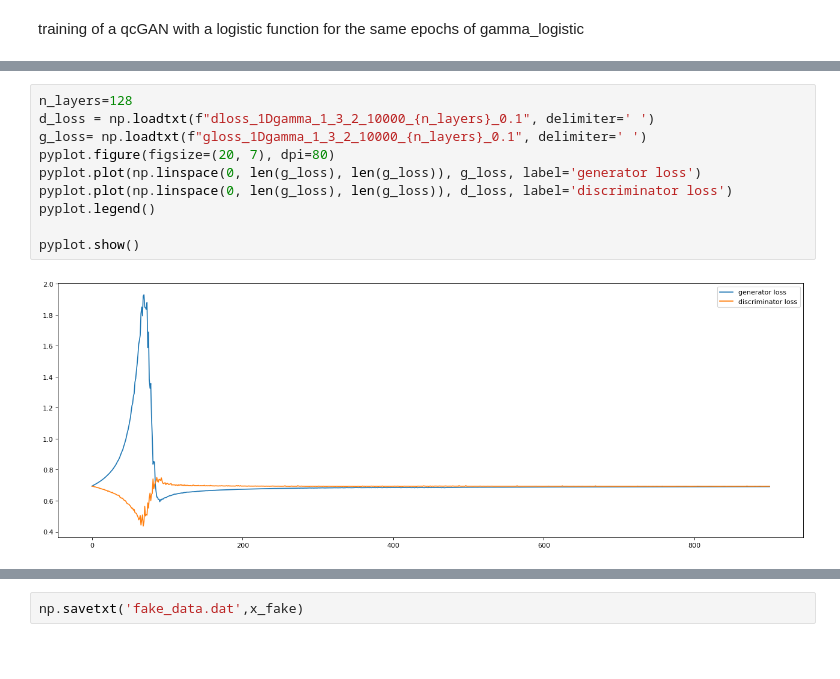
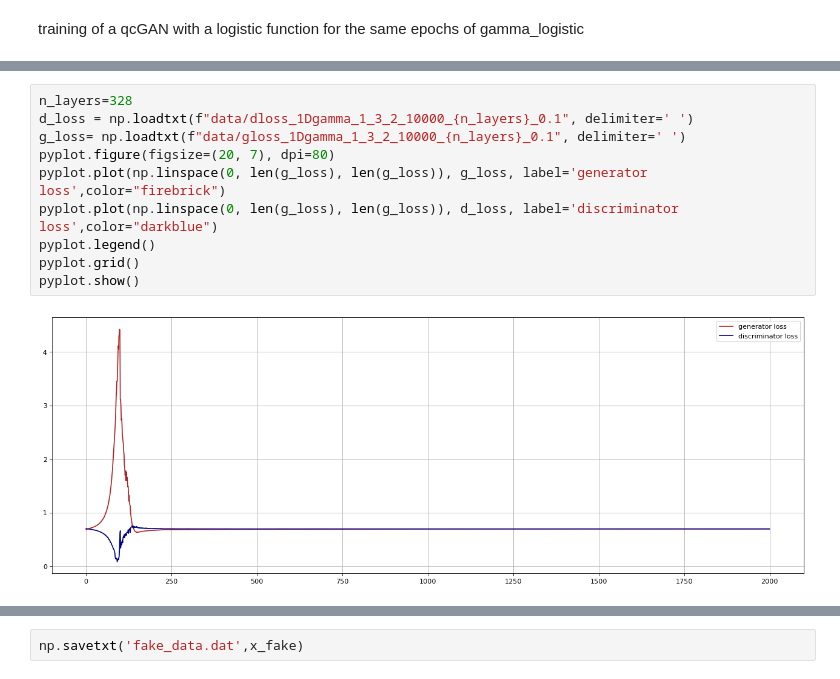
Before and after one commit to Edoardo-Pedicillo/Tesi_magistrale, a Jupyter notebook: logistic_10_params/logistic.ipynb, the cells around one changed output, grey strips where cells are left out. Cells and saved outputs as stored; diff of their text form; blank space fills up the shorter version.

```diff
--- a/logistic_10_params/logistic.ipynb
+++ b/logistic_10_params/logistic.ipynb
@@ -17,12 +14,12 @@ from qibo import gates, hamiltonians, models, set_backend, set_threads
 # %%
-n_layers=128
-d_loss = np.loadtxt(f"dloss_1Dgamma_1_3_2_10000_{n_layers}_0.1", delimiter=' ')
-g_loss= np.loadtxt(f"gloss_1Dgamma_1_3_2_10000_{n_layers}_0.1", delimiter=' ')
+n_layers=328
+d_loss = np.loadtxt(f"data/dloss_1Dgamma_1_3_2_10000_{n_layers}_0.1", delimiter=' ')
+g_loss= np.loadtxt(f"data/gloss_1Dgamma_1_3_2_10000_{n_layers}_0.1", delimiter=' ')
 pyplot.figure(figsize=(20, 7), dpi=80)
-pyplot.plot(np.linspace(0, len(g_loss), len(g_loss)), g_loss, label='generator loss')
-pyplot.plot(np.linspace(0, len(g_loss), len(g_loss)), d_loss, label='discriminator loss')
+pyplot.plot(np.linspace(0, len(g_loss), len(g_loss)), g_loss, label='generator loss',color="firebrick")
+pyplot.plot(np.linspace(0, len(g_loss), len(g_loss)), d_loss, label='discriminator loss',color="darkblue")
 pyplot.legend()
-
+pyplot.grid()
 pyplot.show()
 # %% [output]
-[figure, old version]
+[figure, new version]
```
Also changed, not shown: parts of 7 cells of this notebook, 4 other files.
